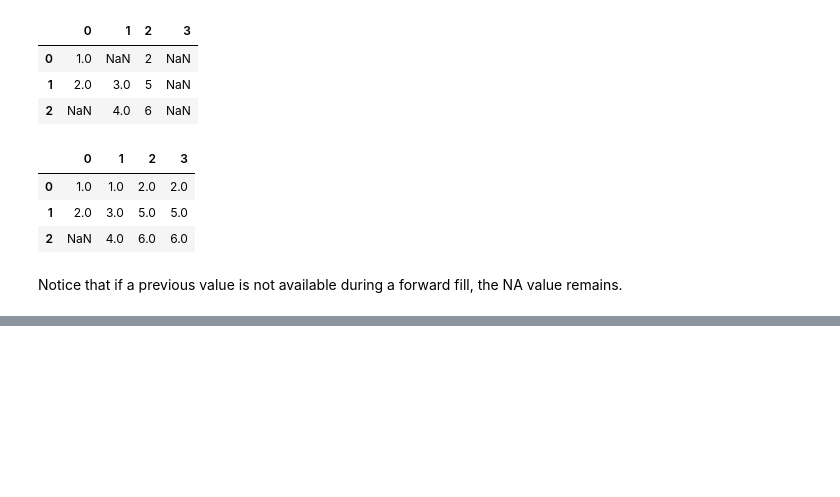
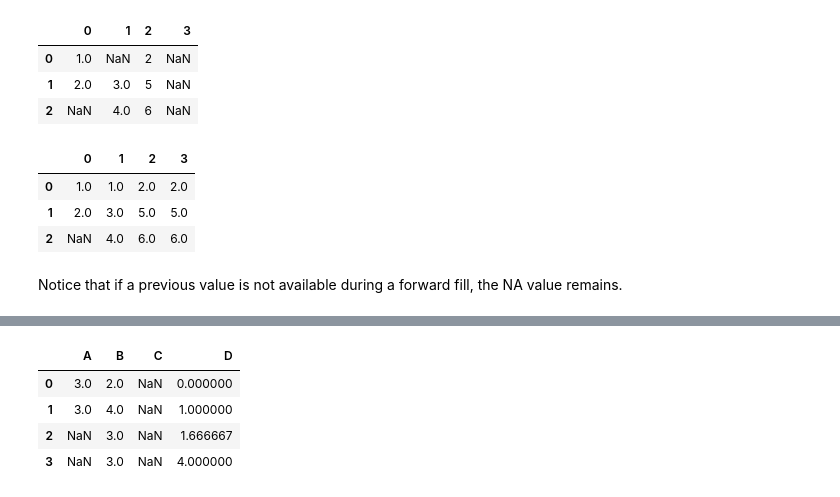
Before and after one commit to bertramwooster/PythonDataScienceHandbook, a Jupyter notebook: notebooks/03.04-Missing-Values.ipynb, the cells around one changed output, grey strips where cells are left out. Saved outputs shown, nothing was run; the diff lists cells and outputs as text; code cells hidden in the pictures; blank space fills up the shorter version.

```diff
--- a/notebooks/03.04-Missing-Values.ipynb
+++ b/notebooks/03.04-Missing-Values.ipynb
@@ -375,0 +399,8 @@ Notice that if a previous value is not available during a forward fill, the NA v
+# %%
+df.fillna(value = df.mean(), axis = 0, limit = 1)
+# %% [output]
+|  | A | B | C | D |
+| 0 | 3.0 | 2.0 | NaN | 0.000000 |
+| 1 | 3.0 | 4.0 | NaN | 1.000000 |
+| 2 | NaN | 3.0 | NaN | 1.666667 |
+| 3 | NaN | 3.0 | NaN | 4.000000 |
```
Also changed, not shown: parts of 10 cells of this notebook.
